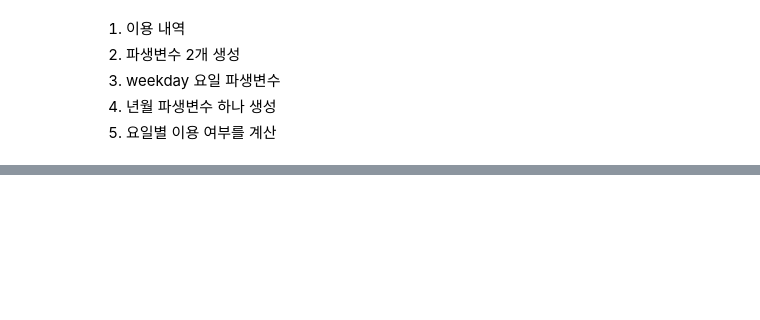
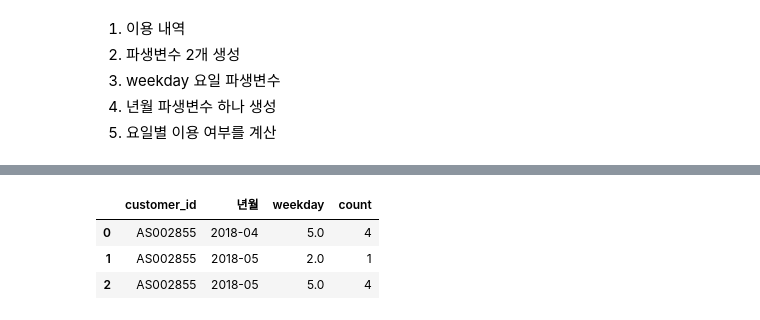
Before and after one commit to youngsang114/python-work, a Jupyter notebook: 230426/19_총정리.ipynb, the cells around one changed output, grey strips where cells are left out. Saved outputs shown, nothing was run; the diff lists cells and outputs as text; code cells hidden in the pictures; blank space fills up the shorter version.

```diff
--- a/230426/19_총정리.ipynb
+++ b/230426/19_총정리.ipynb
@@ -362,0 +351,7 @@ data
+# %%
+use_weekday.head(3)
+# %% [output]
+|  | customer_id | 년월 | weekday | count |
+| 0 | AS002855 | 2018-04 | 5.0 | 4 |
+| 1 | AS002855 | 2018-05 | 2.0 | 1 |
+| 2 | AS002855 | 2018-05 | 5.0 | 4 |
```
Also changed, not shown: parts of 21 cells of this notebook, 2 other files.
